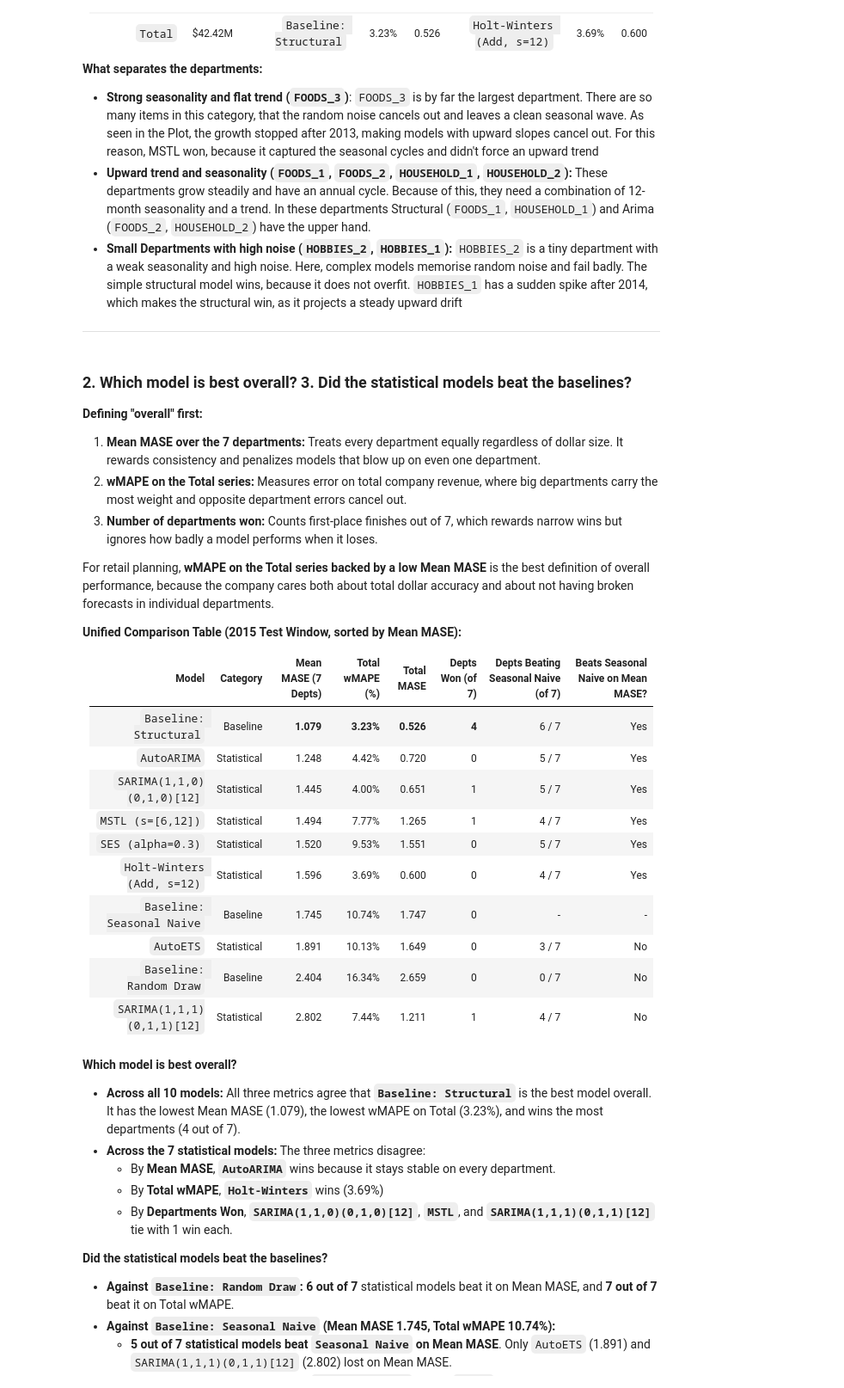
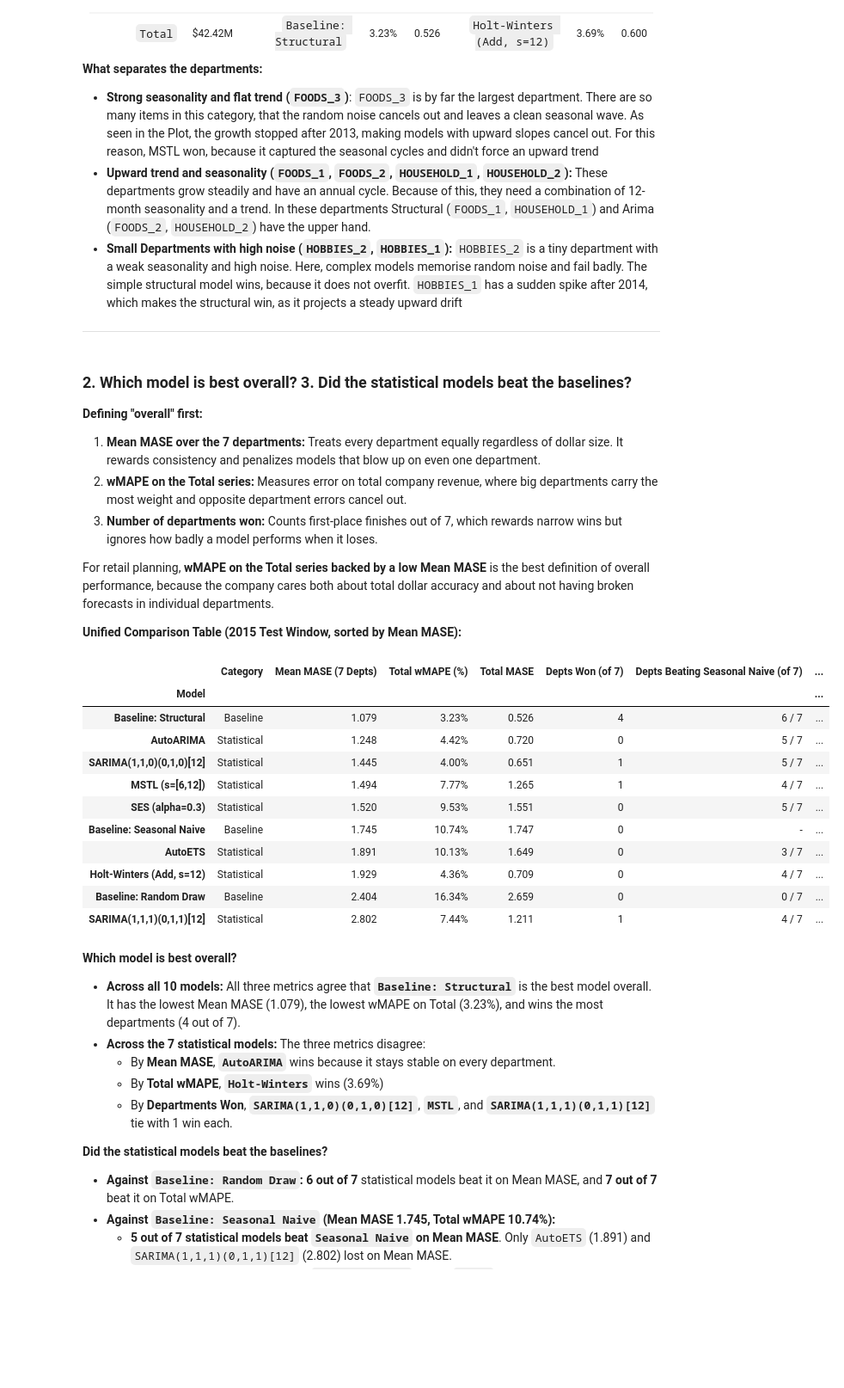
Before and after one commit to elias2304/notebooks, a Jupyter notebook: tis/hw4/hw4.ipynb, the cells around one changed output. Shown at 86% size. Saved outputs shown, nothing was run; the diff lists cells and outputs as text; code cells hidden in the pictures; blank space fills up the shorter version.

```diff
--- a/tis/hw4/hw4.ipynb
+++ b/tis/hw4/hw4.ipynb
@@ -443,21 +443,62 @@ The following table shows the best overall model and the best statistical model
 For retail planning, **wMAPE on the Total series backed by a low Mean MASE** is the best definition of overall performance, because the company cares both about total dollar accuracy and about not having broken forecasts in individual departments.
 
 **Unified Comparison Table (2015 Test Window, sorted by Mean MASE):**
-
-| Model | Category | Mean MASE (7 Depts) | Total wMAPE (%) | Total MASE | Depts Won (of 7) | Depts Beating Seasonal Naive (of 7) | Beats Seasonal Naive on Mean MASE? |
-| :--- | :--- | :---: | :---: | :---: | :---: | :---: | :---: |
-| `Baseline: Structural` | Baseline | **1.079** | **3.23%** | **0.526** | **4** | 6 / 7 | Yes |
-| `AutoARIMA` | Statistical | 1.248 | 4.42% | 0.720 | 0 | 5 / 7 | Yes |
-| `SARIMA(1,1,0)(0,1,0)[12]` | Statistical | 1.445 | 4.00% | 0.651 | 1 | 5 / 7 | Yes |
-| `MSTL (s=[6,12])` | Statistical | 1.494 | 7.77% | 1.265 | 1 | 4 / 7 | Yes |
-| `SES (alpha=0.3)` | Statistical | 1.520 | 9.53% | 1.551 | 0 | 5 / 7 | Yes |
-| `Holt-Winters (Add, s=12)` | Statistical | 1.596 | 3.69% | 0.600 | 0 | 4 / 7 | Yes |
-| `Baseline: Seasonal Naive` | Baseline | 1.745 | 10.74% | 1.747 | 0 | - | - |
-| `AutoETS` | Statistical | 1.891 | 10.13% | 1.649 | 0 | 3 / 7 | No |
-| `Baseline: Random Draw` | Baseline | 2.404 | 16.34% | 2.659 | 0 | 0 / 7 | No |
-| `SARIMA(1,1,1)(0,1,1)[12]` | Statistical | 2.802 | 7.44% | 1.211 | 1 | 4 / 7 | No |
 # %%
-#code for unified comparison table
+# Unified Comparison Table (2015 Test Window, sorted by Mean MASE)
+sn_model = "Baseline: Seasonal Naive"
+sn_mean_mase = results_df.loc[(depts, sn_model), "MASE"].mean()
+dept_winners = {d: results_df.loc[d, "wMAPE (%)"].idxmin() for d in depts}
+
+unified_rows = []
+for mname in all_models_sorted:
+    mean_mase = float(results_df.loc[(depts, mname), "MASE"].mean())
+    tot_wmape = float(results_df.loc[("Total", mname), "wMAPE (%)"])
+    tot_mase = float(results_df.loc[("Total", mname), "MASE"])
+    depts_won = sum(1 for d in depts if dept_winners[d] == mname)
+
+    if mname == sn_model:
+        beating_sn_str = "-"
+        beats_sn_mean = "-"
+    else:
+        beating_sn = sum(
+            1 for d in depts
+            if results_df.loc[(d, mname), "wMAPE (%)"] < results_df.loc[(d, sn_model), "wMAPE (%)"]
+        )
+        beating_sn_str = f"{beating_sn} / {len(depts)}"
+        beats_sn_mean = "Yes" if mean_mase < sn_mean_mase else "No"
+
+    unified_rows.append({
+        "Model": mname,
+        "Category": "Baseline" if mname.startswith("Baseline:") else "Statistical",
+        "_mean_mase": mean_mase,
+        "Mean MASE (7 Depts)": f"{mean_mase:.3f}",
+        "Total wMAPE (%)": f"{tot_wmape:.2f}%",
+        "Total MASE": f"{tot_mase:.3f}",
+        "Depts Won (of 7)": depts_won,
+        "Depts Beating Seasonal Naive (of 7)": beating_sn_str,
+        "Beats Seasonal Naive on Mean MASE?": beats_sn_mean,
+    })
+
+unified_df = (
+    pd.DataFrame(unified_rows)
+    .sort_values("_mean_mase")
+    .drop(columns=["_mean_mase"])
+    .set_index("Model")
+)
+display(unified_df)
+# %% [output]
+|  | Category | Mean MASE (7 Depts) | Total wMAPE (%) | Total MASE | Depts Won (of 7) | Depts Beating Seasonal Naive (of 7) | ... |
+| Model |  |  |  |  |  |  | ... |
+| Baseline: Structural | Baseline | 1.079 | 3.23% | 0.526 | 4 | 6 / 7 | ... |
+| AutoARIMA | Statistical | 1.248 | 4.42% | 0.720 | 0 | 5 / 7 | ... |
+| SARIMA(1,1,0)(0,1,0)[12] | Statistical | 1.445 | 4.00% | 0.651 | 1 | 5 / 7 | ... |
+| MSTL (s=[6,12]) | Statistical | 1.494 | 7.77% | 1.265 | 1 | 4 / 7 | ... |
+| SES (alpha=0.3) | Statistical | 1.520 | 9.53% | 1.551 | 0 | 5 / 7 | ... |
+| Baseline: Seasonal Naive | Baseline | 1.745 | 10.74% | 1.747 | 0 | - | ... |
+| AutoETS | Statistical | 1.891 | 10.13% | 1.649 | 0 | 3 / 7 | ... |
+| Holt-Winters (Add, s=12) | Statistical | 1.929 | 4.36% | 0.709 | 0 | 4 / 7 | ... |
+| Baseline: Random Draw | Baseline | 2.404 | 16.34% | 2.659 | 0 | 0 / 7 | ... |
+| SARIMA(1,1,1)(0,1,1)[12] | Statistical | 2.802 | 7.44% | 1.211 | 1 | 4 / 7 | ... |
 # %% [markdown]
 **Which model is best overall?**
 - **Across all 10 models:** All three metrics agree that **`Baseline: Structural`** is the best model overall. It has the lowest Mean MASE (1.079), the lowest wMAPE on Total (3.23%), and wins the most departments (4 out of 7).
```
